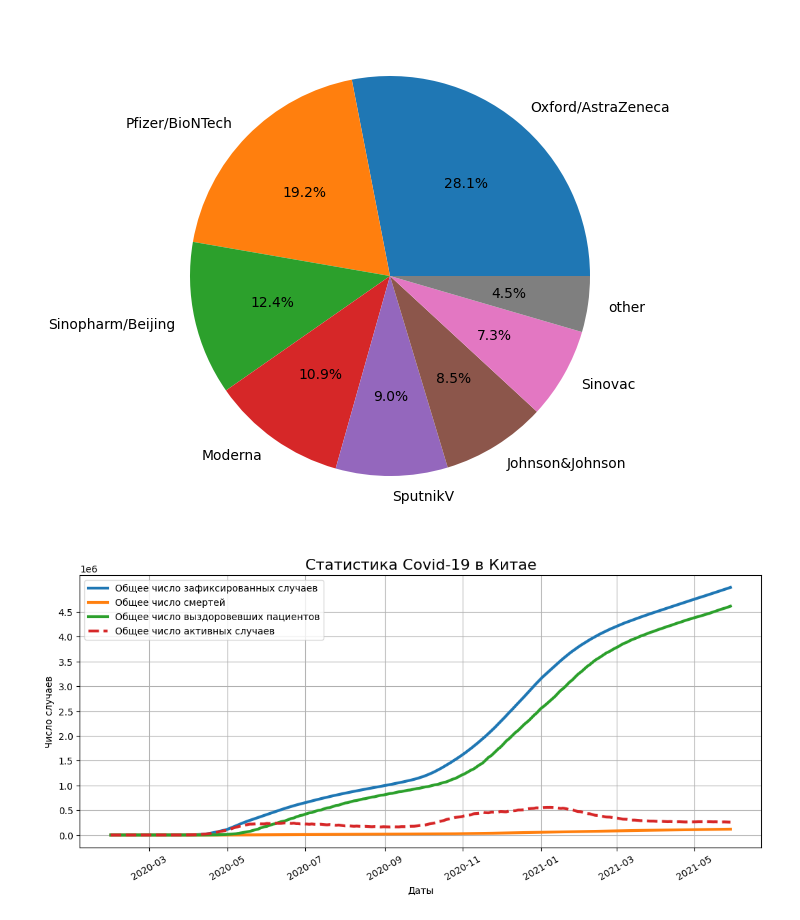
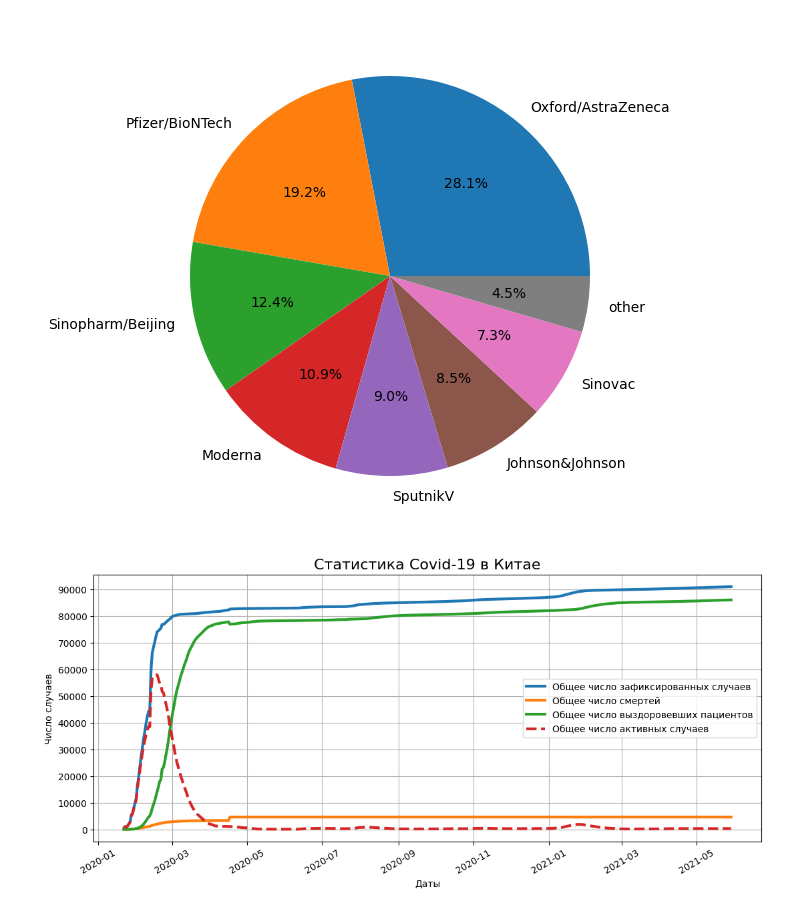
Before and after one commit to PavelALA/granit, a Jupyter notebook: DataScience/Блок1/Module Python13. Визуализация данных/Unit 5. Графические возможности библиотеки Matplotlib.ipynb, the cells around one changed output. Drawn from its saved outputs; the diff is of its cells as text; code cells hidden in the pictures.

```diff
--- a/DataScience/Блок1/Module Python13. Визуализация данных/Unit 5. Графические возможности библиотеки Matplotlib.ipynb
+++ b/DataScience/Блок1/Module Python13. Визуализация данных/Unit 5. Графические возможности библиотеки Matplotlib.ipynb
@@ -135,24 +135,24 @@ axes.pie(
 # %% [output]
 [figure]
 # %%
-china_data = covid_df[covid_df['country'] == 'Russia']
+china_data = covid_df[covid_df['country'] == 'China']
 china_grouped = china_data.groupby(['date'])[['confirmed', 'active', 'deaths', 'recovered']].sum()
 
 #визуализация графиков
 fig = plt.figure(figsize=(10, 4))
 axes = fig.add_axes([0, 0, 1, 1])
 axes.plot(china_grouped['confirmed'], label='Общее число зафиксированных случаев', lw=3)
 axes.plot(china_grouped['deaths'], label='Общее число смертей', lw=3)
 axes.plot(china_grouped['recovered'], label='Общее число выздоровевших пациентов', lw=3)
 axes.plot(china_grouped['active'], label='Общее число активных случаев', lw=3, linestyle='dashed')
 
 #установка параметров отображения
 axes.set_title('Статистика Covid-19 в Китае', fontsize=16)
 axes.set_xlabel('Даты')
 axes.set_ylabel('Число случаев')
-axes.set_yticks(range(0, 5000000, 500000))
+axes.set_yticks(range(0, 100000, 10000))
 axes.xaxis.set_tick_params(rotation=30)
 axes.grid()
 axes.legend();
 # %% [output]
-[figure, old version]
+[figure, new version]
```
Also changed, not shown: parts of 2 cells of this notebook.
